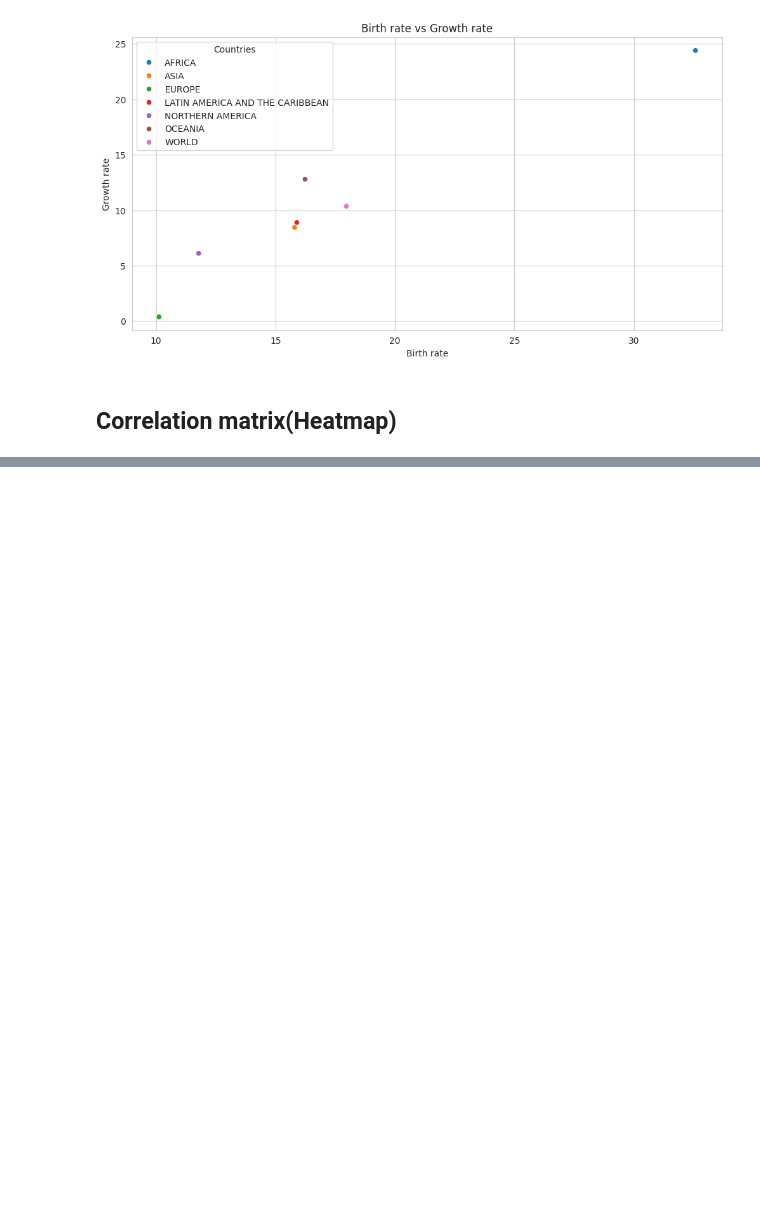
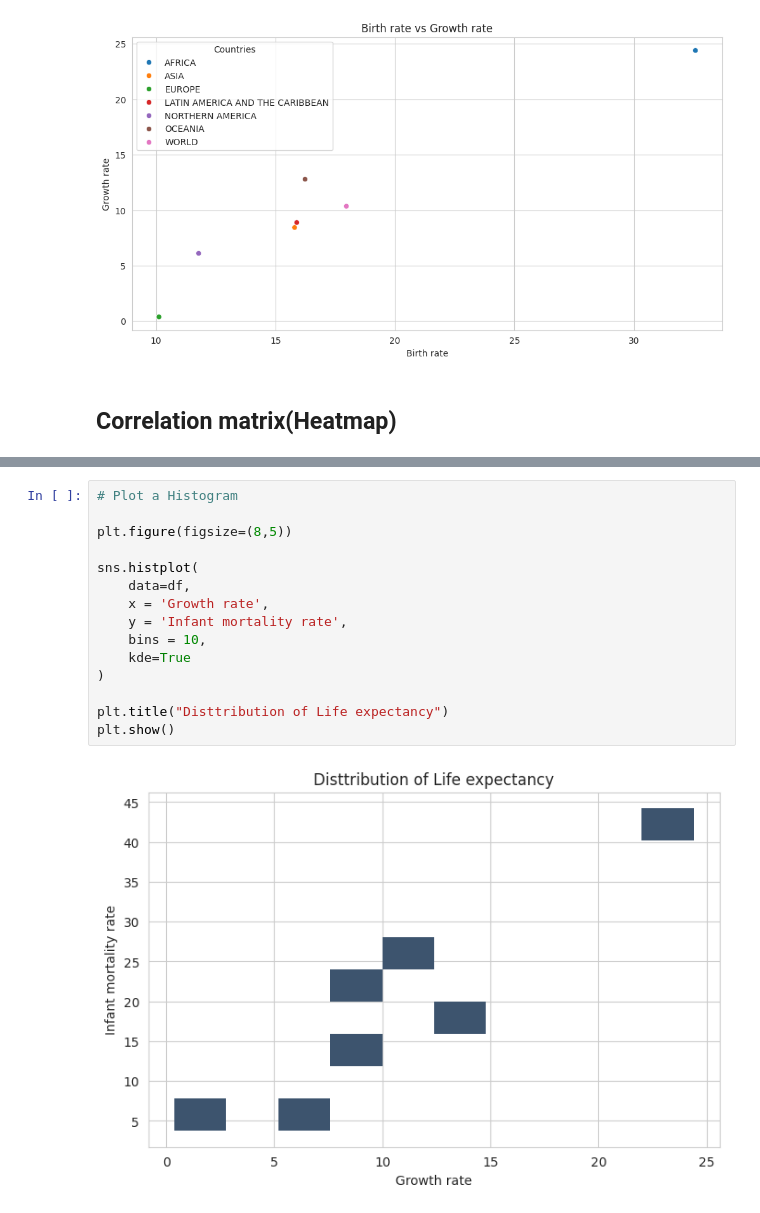
Before and after one commit to aakashkumar089/Class-notes, a Jupyter notebook: OTS2_Matplotlib_seaborn.ipynb, the cells around one changed output, grey strips where cells are left out. Cells and saved outputs as stored; diff of their text form; blank space fills up the shorter version.

```diff
--- a/OTS2_Matplotlib_seaborn.ipynb
+++ b/OTS2_Matplotlib_seaborn.ipynb
@@ -169,0 +187,17 @@ plt.show()
+# %%
+# Plot a Histogram
+
+plt.figure(figsize=(8,5))
+
+sns.histplot(
+    data=df,
+    x = 'Growth rate',
+    y = 'Infant mortality rate',
+    bins = 10,
+    kde=True
+)
+
+plt.title("Disttribution of Life expectancy")
+plt.show()
+# %% [output]
+[figure, added]
```
Also changed, not shown: parts of 5 cells of this notebook.
